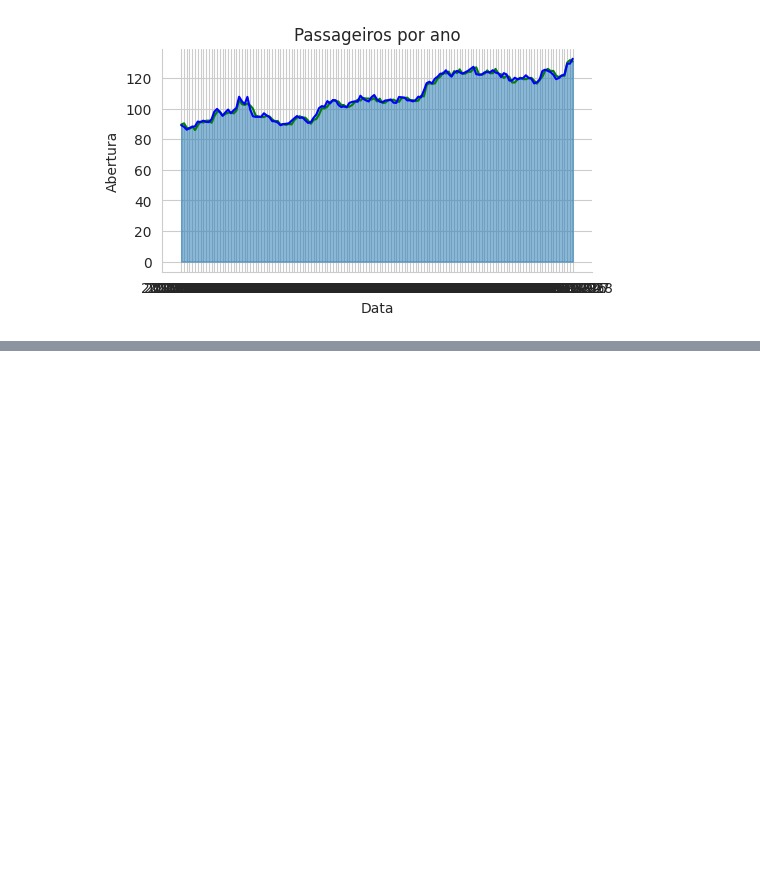
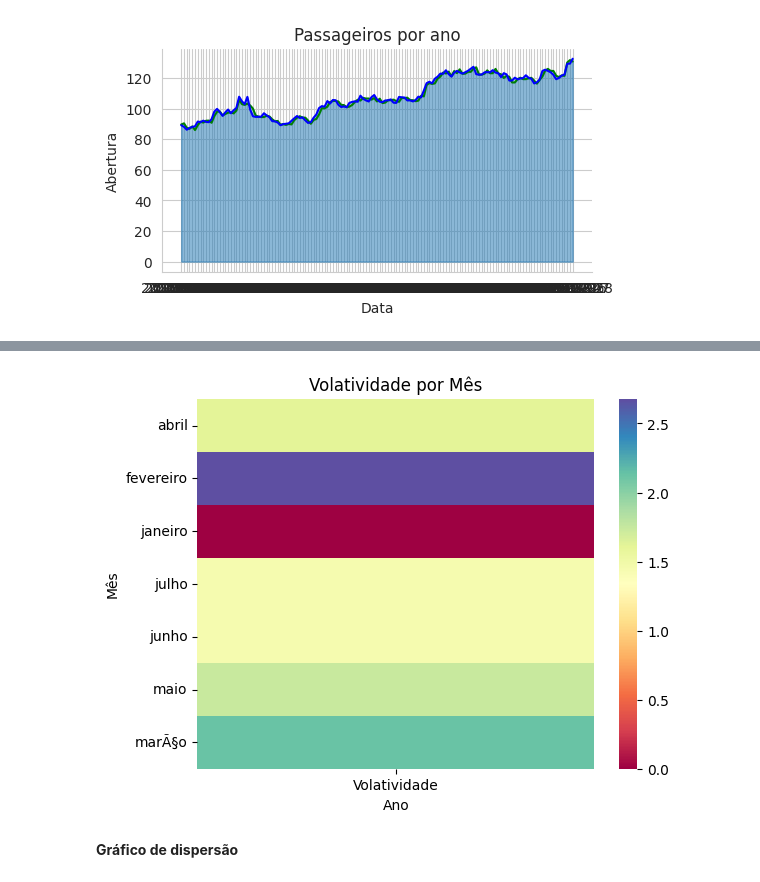
Before and after one commit to micaellimaj/series_temporais, a Jupyter notebook: EstoqueDoGoogle.ipynb, the cells around one changed output, grey strips where cells are left out. Drawn from its saved outputs; the diff is of its cells as text; code cells hidden in the pictures; blank space fills up the shorter version.

```diff
--- a/EstoqueDoGoogle.ipynb
+++ b/EstoqueDoGoogle.ipynb
@@ -234,0 +239,4 @@ with sns.axes_style('whitegrid'):
+# %%
+data = dados[["Mês","Volatividade"]].groupby("Mês").agg("sum").reset_index()
+data.set_index('Mês', inplace = True)
+data.head()
@@ -234,0 +251,7 @@ with sns.axes_style('whitegrid'):
+# %%
+grafico = sns.heatmap(data=data, cmap="Spectral")
+grafico.set(title='Volatividade por Mês', xlabel='Ano', ylabel='Mês');
+# %% [output]
+[figure, added]
+# %% [markdown]
+**Gráfico de dispersão**
```
Also changed, not shown: parts of 14 cells of this notebook.
